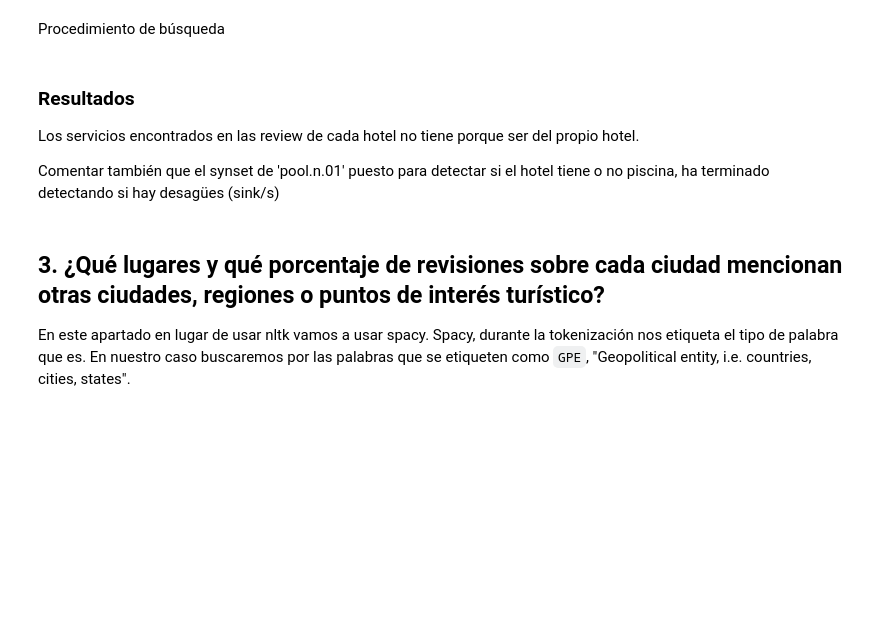
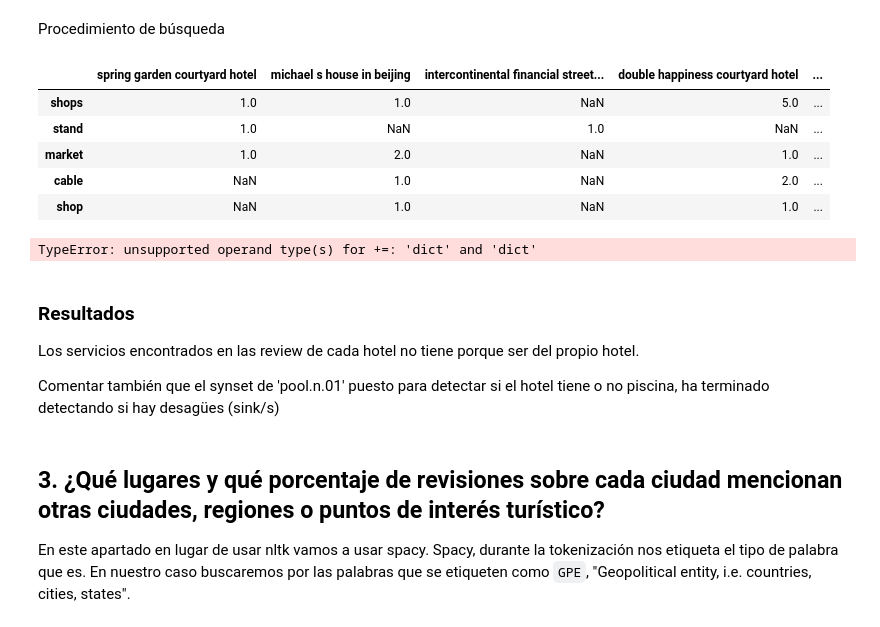
Before and after one commit to MiquelToni/p2-analisis-validaciones, a Jupyter notebook: u1-actividad-nlp.ipynb, the cells around one changed output. Saved outputs shown, nothing was run; the diff lists cells and outputs as text; code cells hidden in the pictures; blank space fills up the shorter version.

```diff
--- a/u1-actividad-nlp.ipynb
+++ b/u1-actividad-nlp.ipynb
@@ -147,12 +199,21 @@ import functools
 
 # reduce function
 def concatCounter(dict1, dict2):
-  for key in dict1.keys():
-    if key in dict2:
-      dict2[key] += dict1[key]
-    else:
-      dict2[key] = dict1[key]
-  return dict2
+  try:
+    for key in dict1.keys():
+      if key in dict2:
+        dict2[key] += dict1[key]
+      else:
+        dict2[key] = dict1[key]
+    return dict2
+  except:
+    if dict(dict1):
+      return dict1
+    else
+      if dict(dict2):
+        return dict2
+      else:
+        return {}
 
 def parallelize_dataframe(df, func, reduceFunc):
   df_split = np.array_split(df, os.cpu_count())
@@ -362,23 +466,33 @@ def getServiceType(word):
 # %%
 def findAllServices(hotels):
   counterList = {}
-  for index, hotel in tqdm.tqdm(hotels.iterrows()):
+  for index, hotel in hotels.iterrows():
     reviews = getReviews(hotel)
     counter = {}
     for reviewIdx, review in reviews.iterrows():
       lookForServices(counter, review)
     counterList[hotel["hotel_name"]] = counter
   return counterList
 
 # test
 result = parallelize_dataframe(hotels[0:12], findAllServices, concatCounter)
 pd.DataFrame(result).head()
+# %% [output]
+|  | spring garden courtyard hotel | michael s house in beijing | intercontinental financial street... | double happiness courtyard hotel | ... |
+| shops | 1.0 | 1.0 | NaN | 5.0 | ... |
+| stand | 1.0 | NaN | 1.0 | NaN | ... |
+| market | 1.0 | 2.0 | NaN | 1.0 | ... |
+| cable | NaN | 1.0 | NaN | 2.0 | ... |
+| shop | NaN | 1.0 | NaN | 1.0 | ... |
 # %%
 result = parallelize_dataframe(hotels, findAllServices, concatCounter)
 result = {k: v for k, v in result.items() if v} # remove empty results
-result2 = pd.DataFrame(result).transpose()
-result2.to_csv('resultados_apartado_2.csv')
-result2.head()
+
+resultDf = pd.DataFrame(result).transpose()
+resultDf.to_csv('resultados_apartado_2.csv')
+resultDf.head()
+# %% [output]
+TypeError: unsupported operand type(s) for +=: 'dict' and 'dict'
 # %% [markdown]
 ### Resultados
 
```
Also changed, not shown: parts of 15 cells of this notebook, 3 other files.
